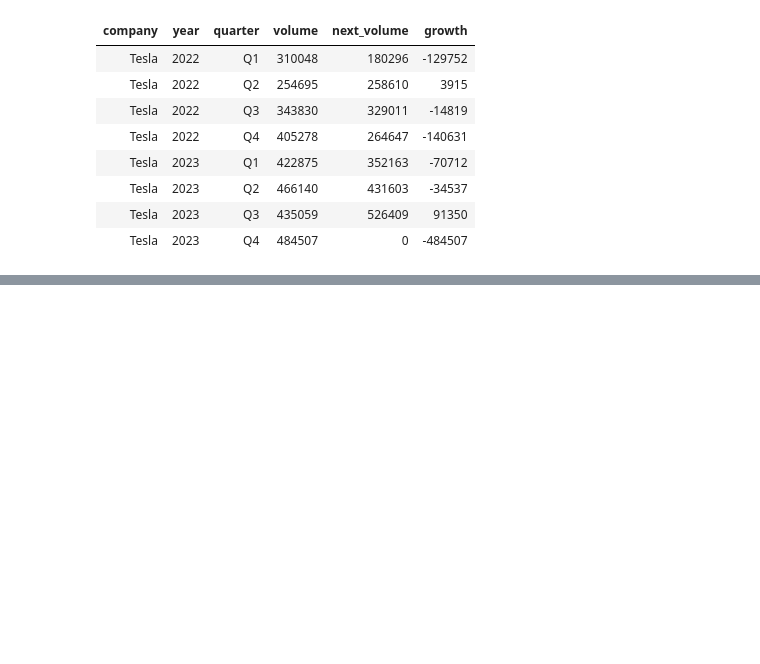
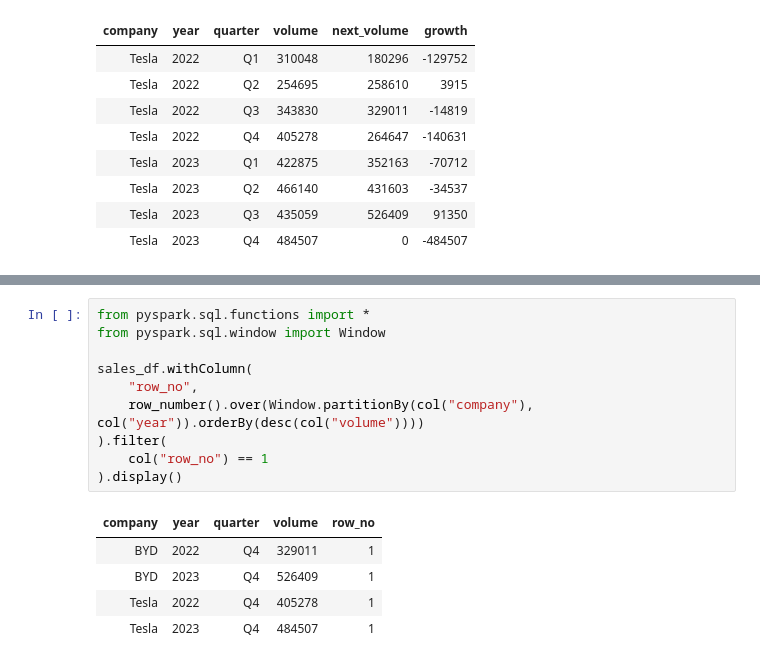
Before and after one commit to Rupam-1/SQL-Pyspark_Study, a Jupyter notebook: 08. Windows Function.ipynb, the cells around one changed output, grey strips where cells are left out. Cells and saved outputs as stored; diff of their text form; blank space fills up the shorter version.

```diff
--- a/08. Windows Function.ipynb
+++ b/08. Windows Function.ipynb
@@ -291,0 +327,16 @@ sales_df.withColumn(
+# %%
+from pyspark.sql.functions import *
+from pyspark.sql.window import Window
+
+sales_df.withColumn(
+    "row_no",
+    row_number().over(Window.partitionBy(col("company"), col("year")).orderBy(desc(col("volume"))))
+).filter(
+    col("row_no") == 1
+).display()
+# %% [output]
+| company | year | quarter | volume | row_no |
+| BYD | 2022 | Q4 | 329011 | 1 |
+| BYD | 2023 | Q4 | 526409 | 1 |
+| Tesla | 2022 | Q4 | 405278 | 1 |
+| Tesla | 2023 | Q4 | 484507 | 1 |
```
Also changed, not shown: parts of 7 cells of this notebook, 5 other files.
